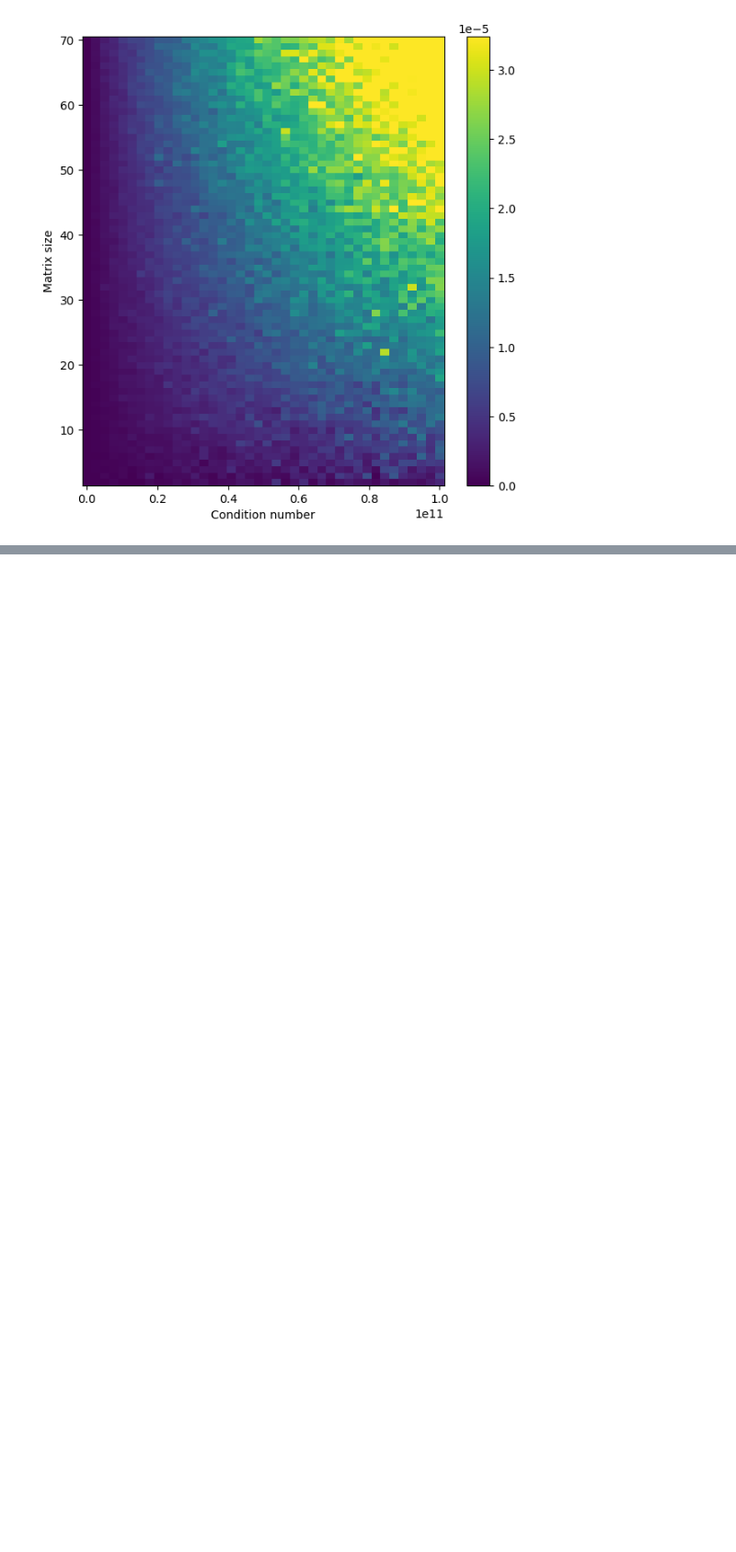
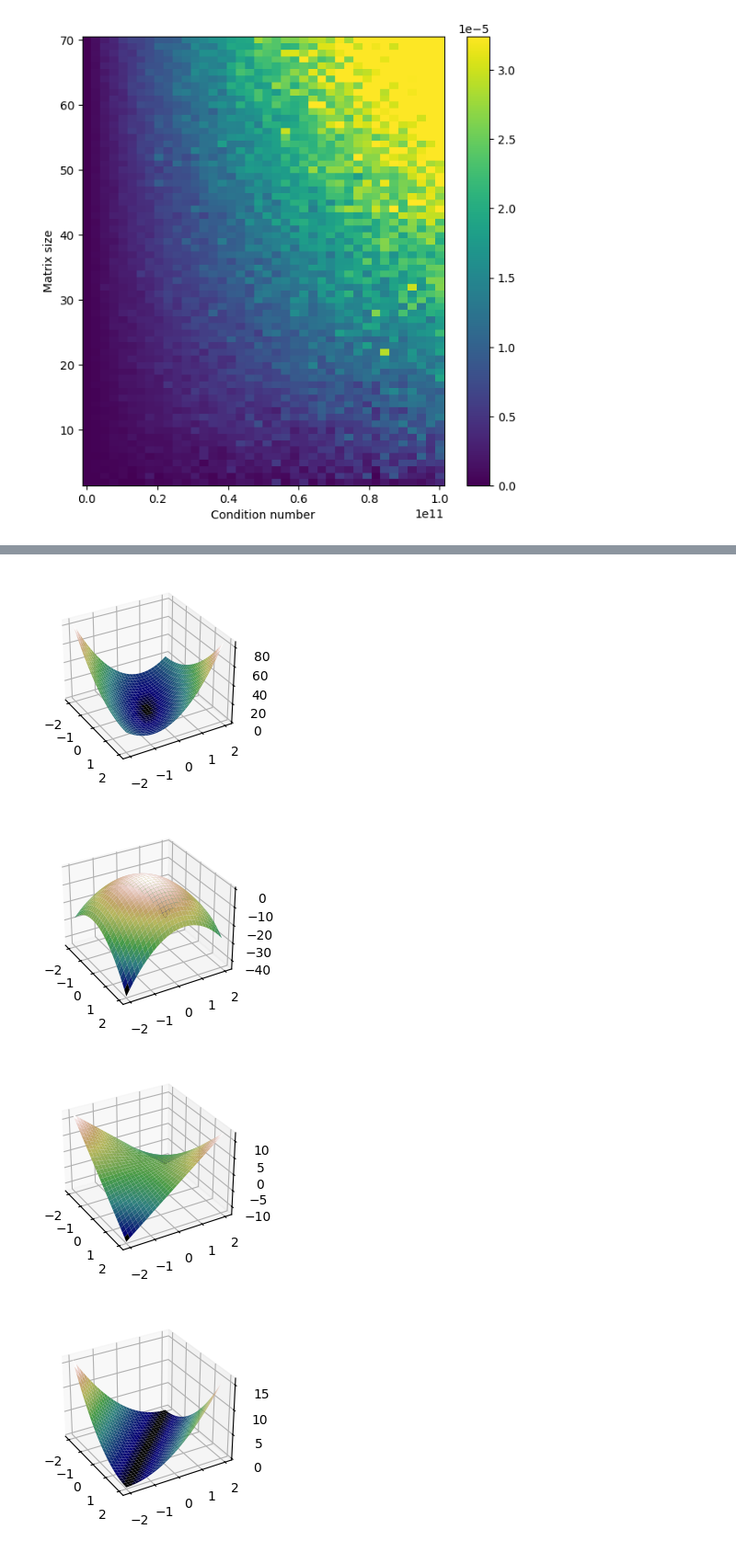
Before and after one commit to barzansaeedpour/foundations-of-machine-learning, a Jupyter notebook: 01_Mathematics-for-Machine-Learning/01_linear-algebra/01_linear-algebra.ipynb, the cells around one changed output, grey strips where cells are left out. Shown at 92% size. Cells and saved outputs as stored; diff of their text form; code cells hidden in the pictures; blank space fills up the shorter version.

```diff
--- a/01_Mathematics-for-Machine-Learning/01_linear-algebra/01_linear-algebra.ipynb
+++ b/01_Mathematics-for-Machine-Learning/01_linear-algebra/01_linear-algebra.ipynb
@@ -3952,0 +4023,27 @@ plt.show()
+# %%
+#3d plotting code
+myCmap = plt.get_cmap('gist_earth')
+for i in range(4):
+    #compute QF
+    for xi in range(n):
+        for yi in range(n):
+            #this w
+            w = np.transpose([wRange[xi],wRange[yi]])
+
+            #QF
+            qf[xi,yi] = w.T@S[i]@w
+    X,Y = np.meshgrid(wRange,wRange)
+    Z = qf.T
+
+    #show the map
+    fig = plt.figure(figsize=(10,6))
+    ax1 = fig.add_subplot(221+j,projection='3d')
+    surf1 = ax1.plot_surface(X,Y,Z,cmap=myCmap)
+    ax1.view_init(azim=-30,elev=30)
+
+plt.show()
+# %% [output]
+[figure, added]
+[figure, added]
+[figure, added]
+[figure, added]
```
Also changed, not shown: parts of 5 cells of this notebook.
